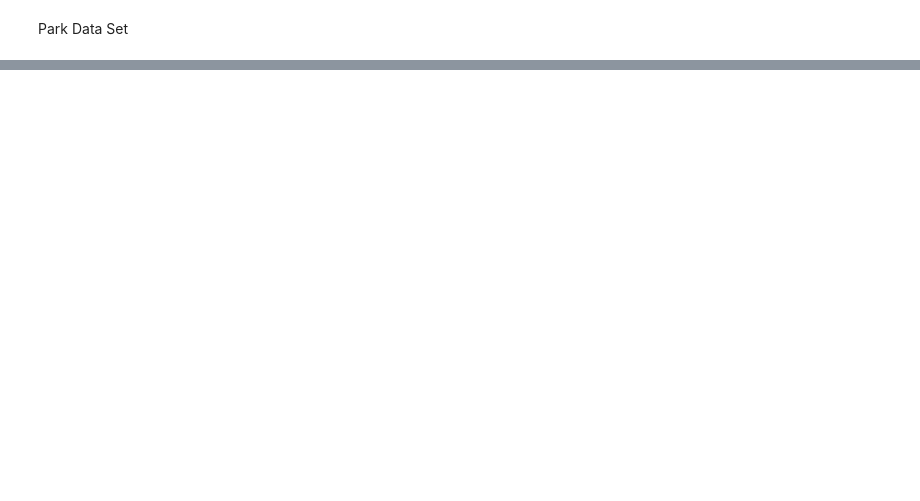
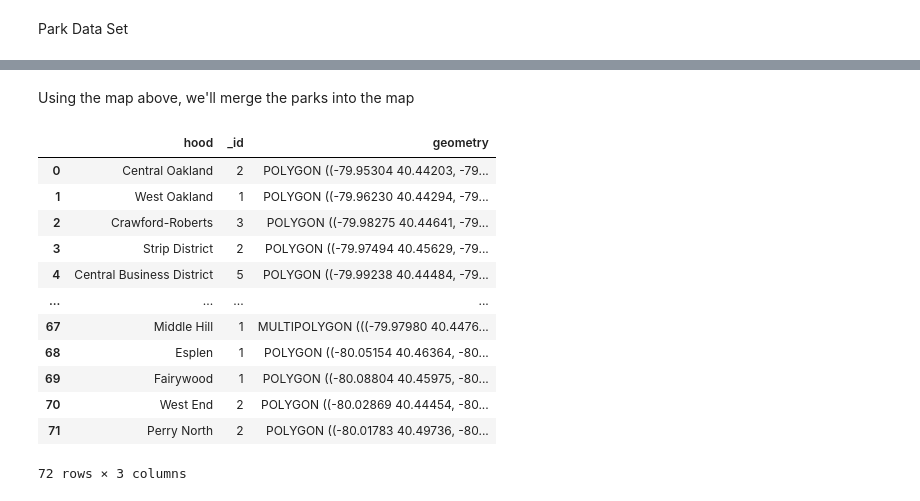
Before and after one commit to jkruse7/bidshappyfinal, a Jupyter notebook: Parks.ipynb, the cells around one changed output, grey strips where cells are left out. Drawn from its saved outputs; the diff is of its cells as text; code cells hidden in the pictures; blank space fills up the shorter version.

```diff
--- a/Parks.ipynb
+++ b/Parks.ipynb
@@ -33,0 +79,20 @@ park_2
+# %% [markdown]
+Using the map above, we'll merge the parks into the map
+# %%
+#merges neighborhood with park and makes park_map
+park_map = neighborhoods.merge(park_2, left_on='hood', right_on = "neighborhood_column")
+park_map[["hood", "_id" ,"geometry"]]
+# %% [output]
+|  | hood | _id | geometry |
+| 0 | Central Oakland | 2 | POLYGON ((-79.95304 40.44203, -79... |
+| 1 | West Oakland | 1 | POLYGON ((-79.96230 40.44294, -79... |
+| 2 | Crawford-Roberts | 3 | POLYGON ((-79.98275 40.44641, -79... |
+| 3 | Strip District | 2 | POLYGON ((-79.97494 40.45629, -79... |
+| 4 | Central Business District | 5 | POLYGON ((-79.99238 40.44484, -79... |
+| ... | ... | ... | ... |
+| 67 | Middle Hill | 1 | MULTIPOLYGON (((-79.97980 40.4476... |
+| 68 | Esplen | 1 | POLYGON ((-80.05154 40.46364, -80... |
+| 69 | Fairywood | 1 | POLYGON ((-80.08804 40.45975, -80... |
+| 70 | West End | 2 | POLYGON ((-80.02869 40.44454, -80... |
+| 71 | Perry North | 2 | POLYGON ((-80.01783 40.49736, -80... |
+72 rows × 3 columns
```
Also changed, not shown: parts of 10 cells of this notebook, 1 other file.
